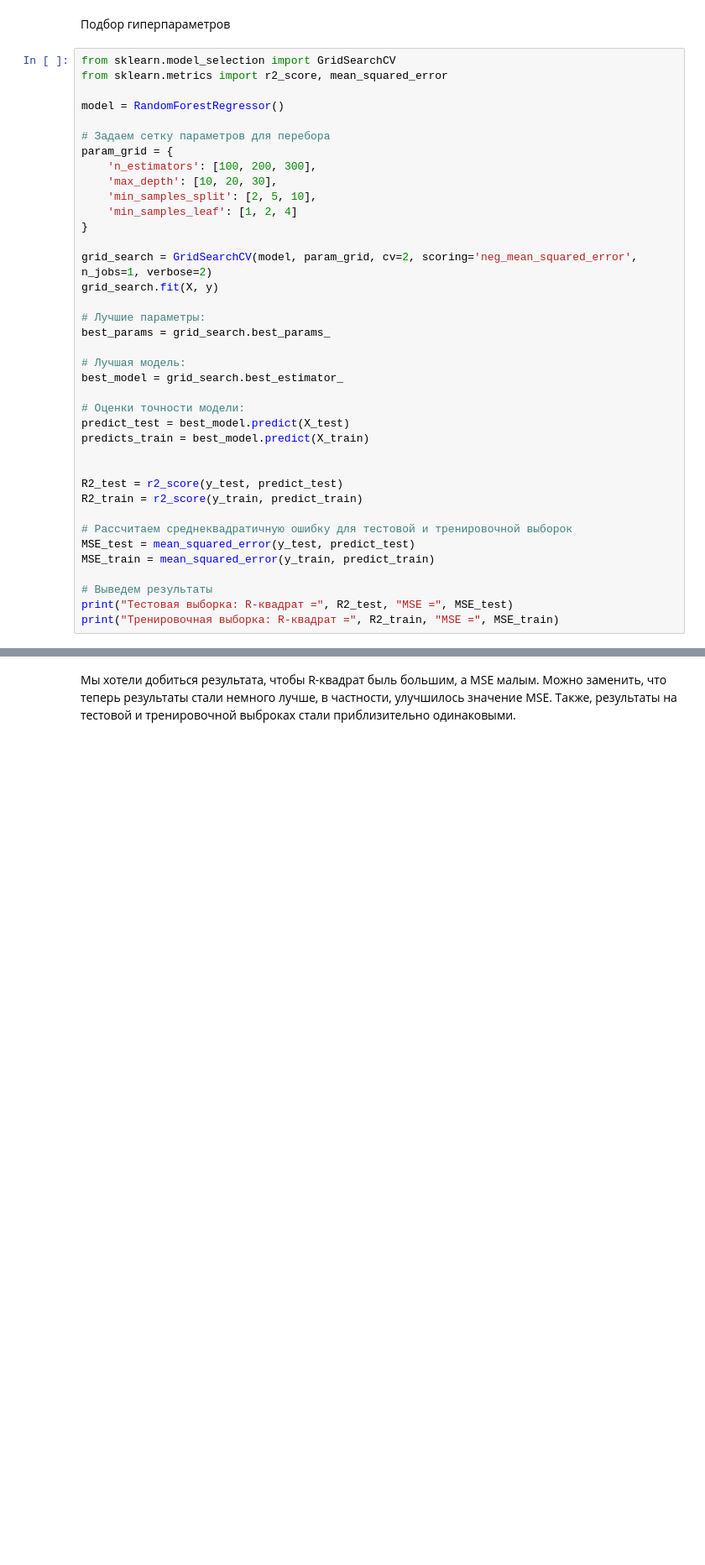
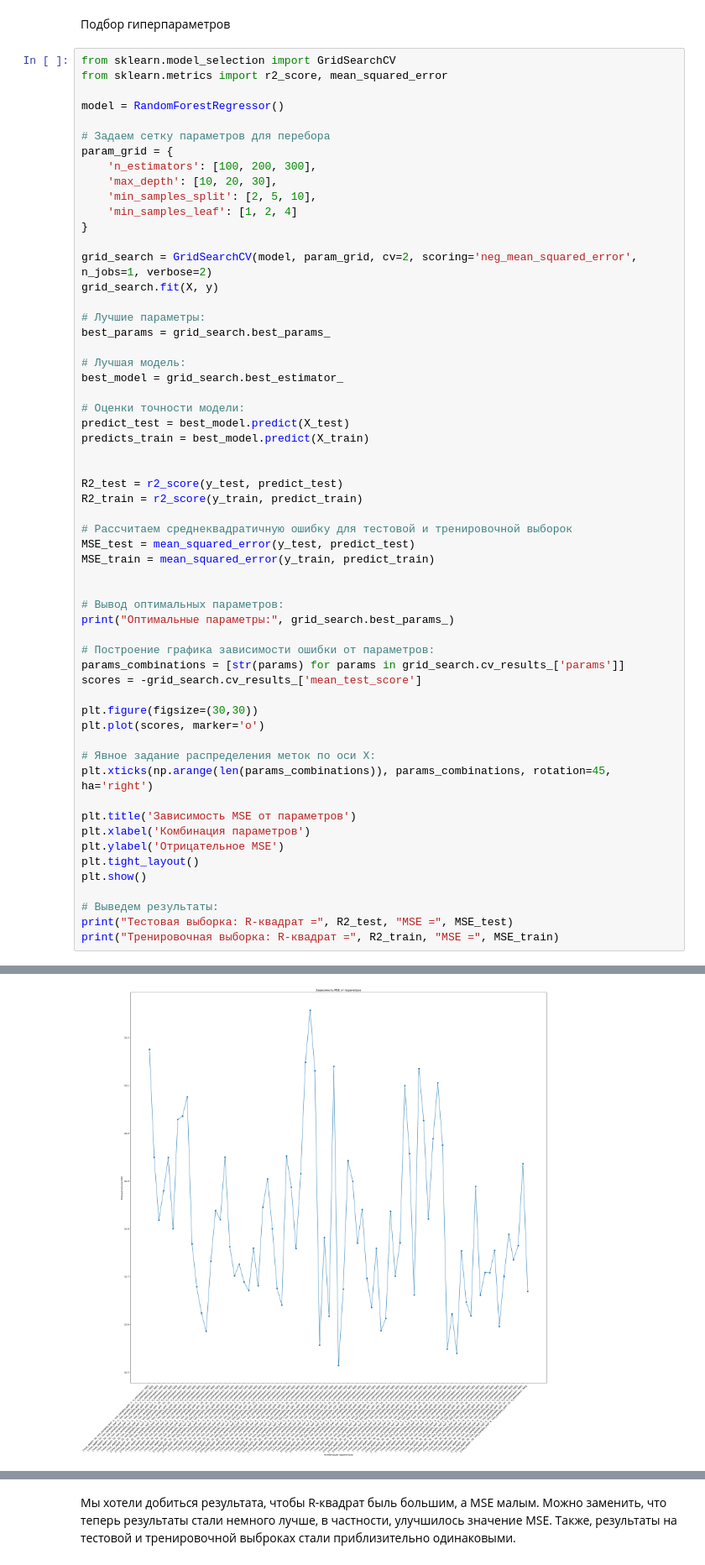
Before and after one commit to AleksandrEremin/Machine_learning_2023, a Jupyter notebook: MachineLearning_test.ipynb, the cells around one changed output, grey strips where cells are left out. Shown at 84% size. Drawn from its saved outputs; the diff is of its cells as text; blank space fills up the shorter version.

```diff
--- a/MachineLearning_test.ipynb
+++ b/MachineLearning_test.ipynb
@@ -677,7 +675,27 @@ R2_train = r2_score(y_train, predict_train)
 MSE_test = mean_squared_error(y_test, predict_test)
 MSE_train = mean_squared_error(y_train, predict_train)
 
-# Выведем результаты
+
+# Вывод оптимальных параметров:
+print("Оптимальные параметры:", grid_search.best_params_)
+
+# Построение графика зависимости ошибки от параметров:
+params_combinations = [str(params) for params in grid_search.cv_results_['params']]
+scores = -grid_search.cv_results_['mean_test_score']
+
+plt.figure(figsize=(30,30))
+plt.plot(scores, marker='o')
+
+# Явное задание распределения меток по оси X:
+plt.xticks(np.arange(len(params_combinations)), params_combinations, rotation=45, ha='right')
+
+plt.title('Зависимость MSE от параметров')
+plt.xlabel('Комбинация параметров')
+plt.ylabel('Отрицательное MSE')
+plt.tight_layout()
+plt.show()
+
+# Выведем результаты:
 print("Тестовая выборка: R-квадрат =", R2_test, "MSE =", MSE_test)
 print("Тренировочная выборка: R-квадрат =", R2_train, "MSE =", MSE_train)
 # %% [output]
@@ -700,0 +719 @@ Fitting 2 folds for each of 81 candidates, totalling 162 fits
+[figure, added]
```
Also changed, not shown: parts of 24 cells of this notebook.
